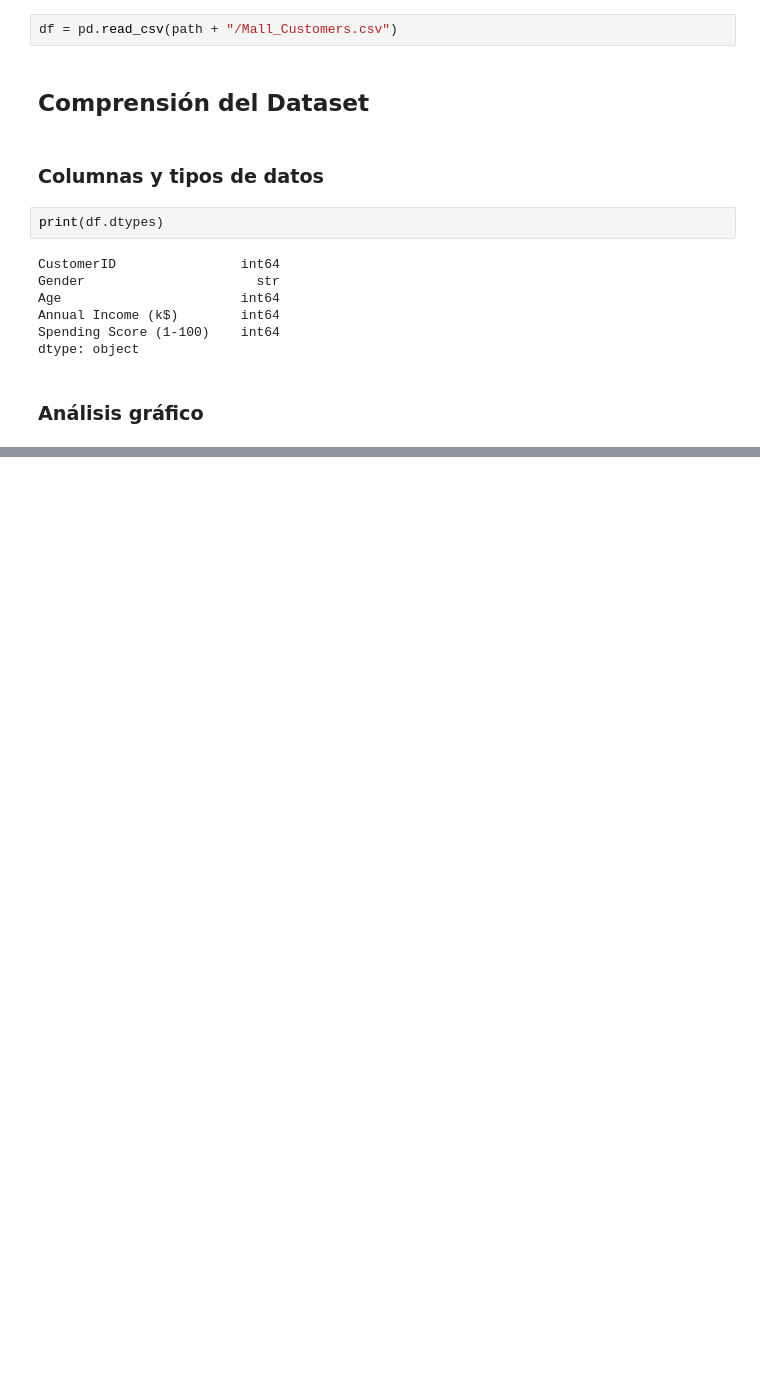
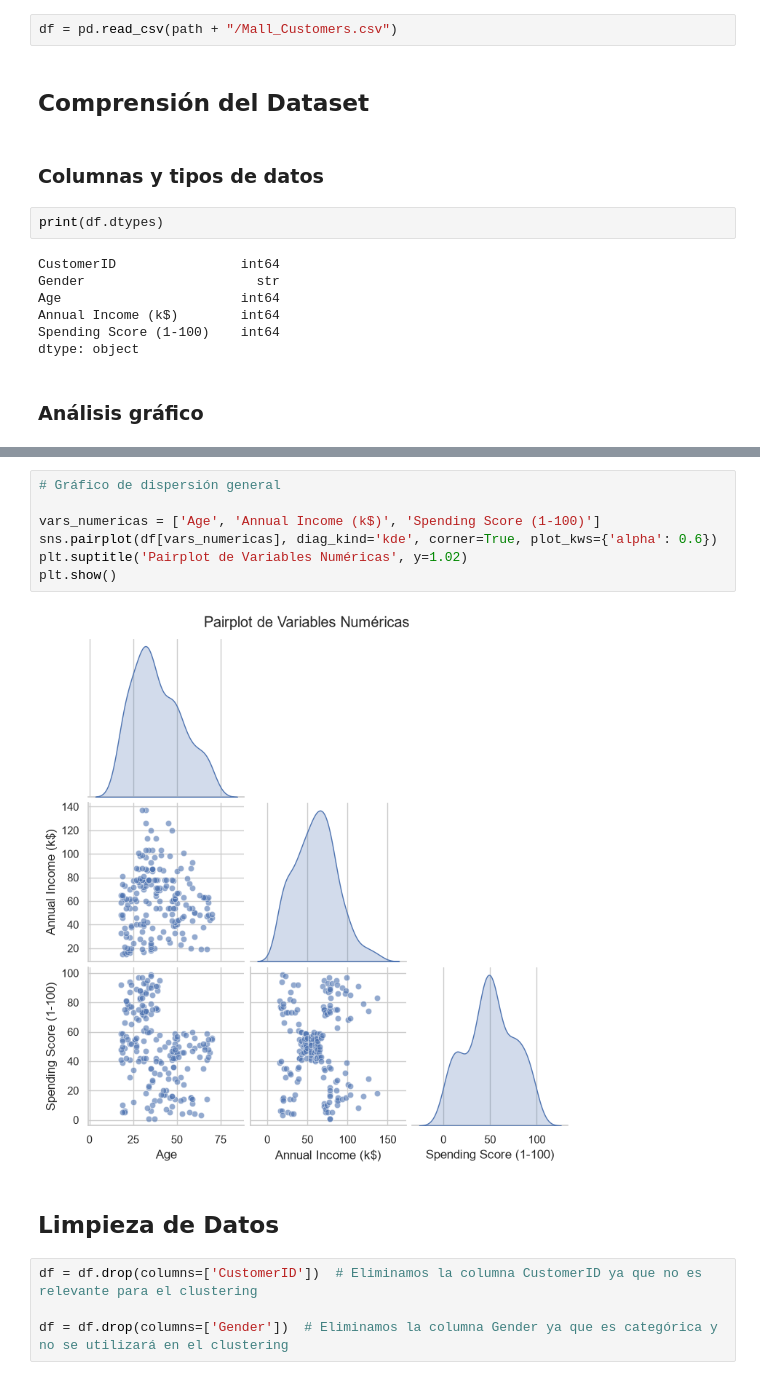
Before and after one commit to CarlosM2304/K-Means-Customer-Clustering, a Jupyter notebook: Untitled-1.ipynb, the cells around one changed output, grey strips where cells are left out. Cells and saved outputs as stored; diff of their text form; blank space fills up the shorter version.

```diff
--- a/Untitled-1.ipynb
+++ b/Untitled-1.ipynb
@@ -79,0 +104,15 @@ dtype: object
+# %%
+# Gráfico de dispersión general
+
+vars_numericas = ['Age', 'Annual Income (k$)', 'Spending Score (1-100)']
+sns.pairplot(df[vars_numericas], diag_kind='kde', corner=True, plot_kws={'alpha': 0.6})
+plt.suptitle('Pairplot de Variables Numéricas', y=1.02)
+plt.show()
+# %% [output]
+[figure, added]
+# %% [markdown]
+## Limpieza de Datos
+# %%
+df = df.drop(columns=['CustomerID'])  # Eliminamos la columna CustomerID ya que no es relevante para el clustering
+
+df = df.drop(columns=['Gender'])  # Eliminamos la columna Gender ya que es categórica y no se utilizará en el clustering
```
Also changed, not shown: parts of 6 cells of this notebook, 1 other file.
